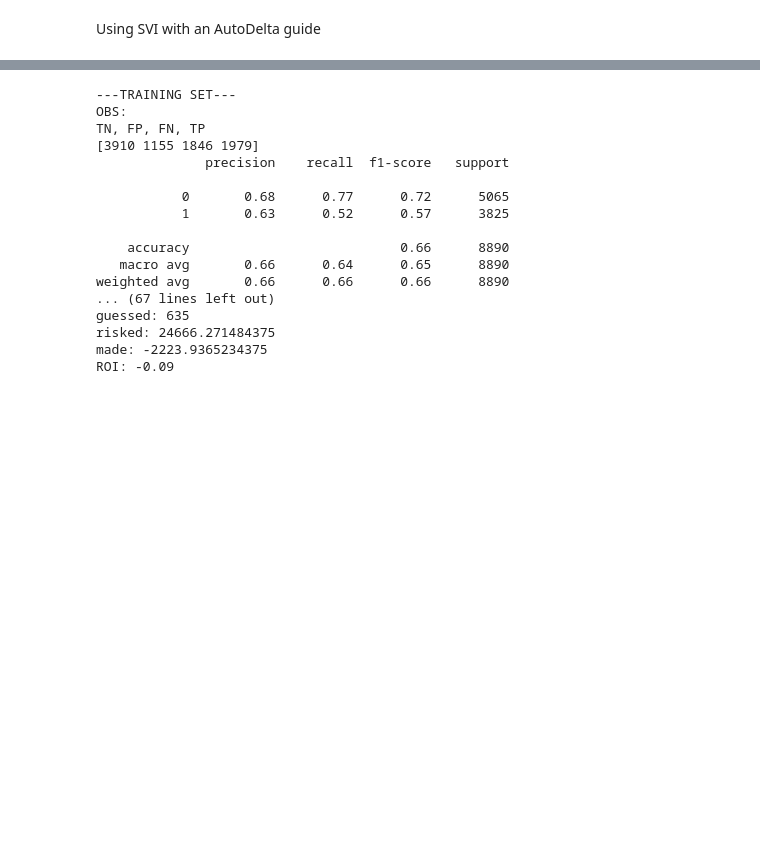
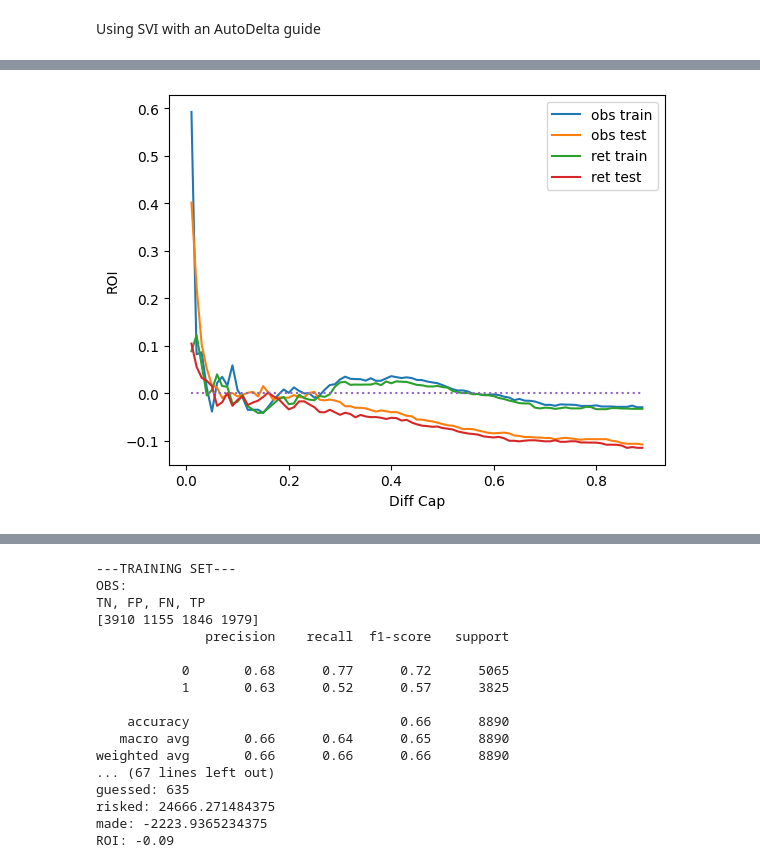
Before and after one commit to Andrei-Treil/betting_bot, a Jupyter notebook: notebooks/bnn_betting.ipynb, the cells around one changed output, grey strips where cells are left out. Saved outputs shown, nothing was run; the diff lists cells and outputs as text; code cells hidden in the pictures; blank space fills up the shorter version.

```diff
--- a/notebooks/bnn_betting.ipynb
+++ b/notebooks/bnn_betting.ipynb
@@ -870,3 +902,6 @@ weighted avg       0.55      0.55      0.55      1314
+# %%
+bet_shop_data_train = np.genfromtxt('../NBA/with_bets/2022-2023_season_all_ml.csv',delimiter=',')
+bet_shop_data_test = np.genfromtxt('../NBA/with_bets/2023-2024_season_all_ml.csv',delimiter=',')
 # %%
 i = 0.01
 while i <= 0.6:
@@ -881,2 +937,15 @@ while i <= 0.6:
+# %%
+cap, obs_tr, obs_te, ret_tr, ret_te = find_cap(bet_train_preds,test_preds,bet_shop_data_train,bet_shop_data_test,bet_samps_train,y_test,categorical=True)
+plt.plot(cap,obs_tr,label="obs train")
+plt.plot(cap,obs_te,label="obs test")
+plt.plot(cap,ret_tr,label="ret train")
+plt.plot(cap,ret_te,label="ret test")
+plt.plot(cap,[0]*len(cap),linestyle=":")
+plt.ylabel("ROI")
+plt.xlabel("Diff Cap")
+plt.legend()
+plt.show()
+# %% [output]
+[figure, added]
 # %%
 r = make_bets(bet_train_preds,test_preds,bet_data_train,bet_data_test,bet_samps_train,y_test,diff_thresh=-0.05,diff_cap=0.25,categorical=True,log_probs=False)
```
Also changed, not shown: parts of 32 cells of this notebook, 15 other files.
